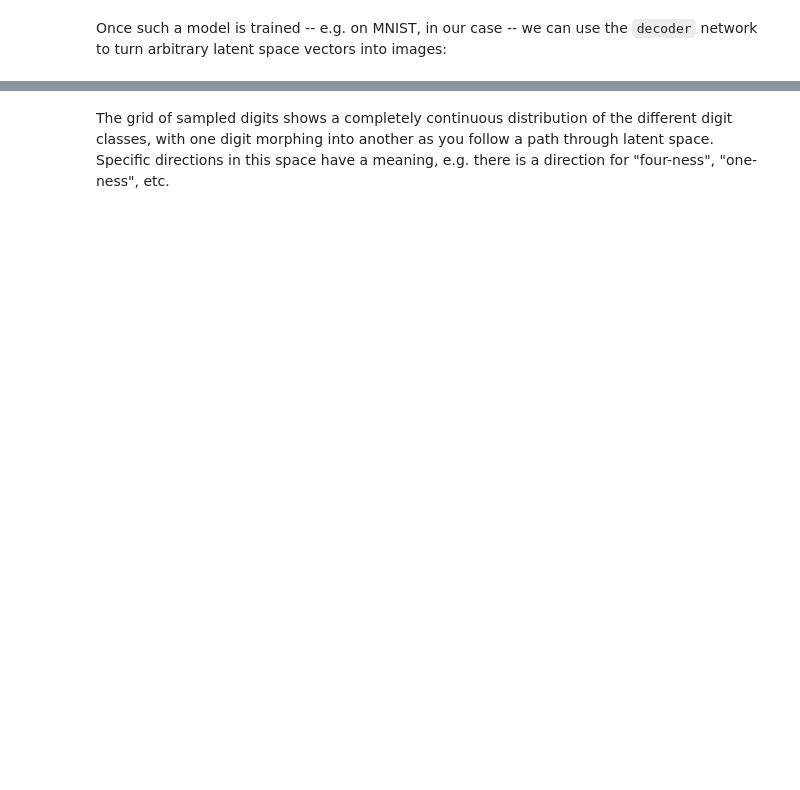
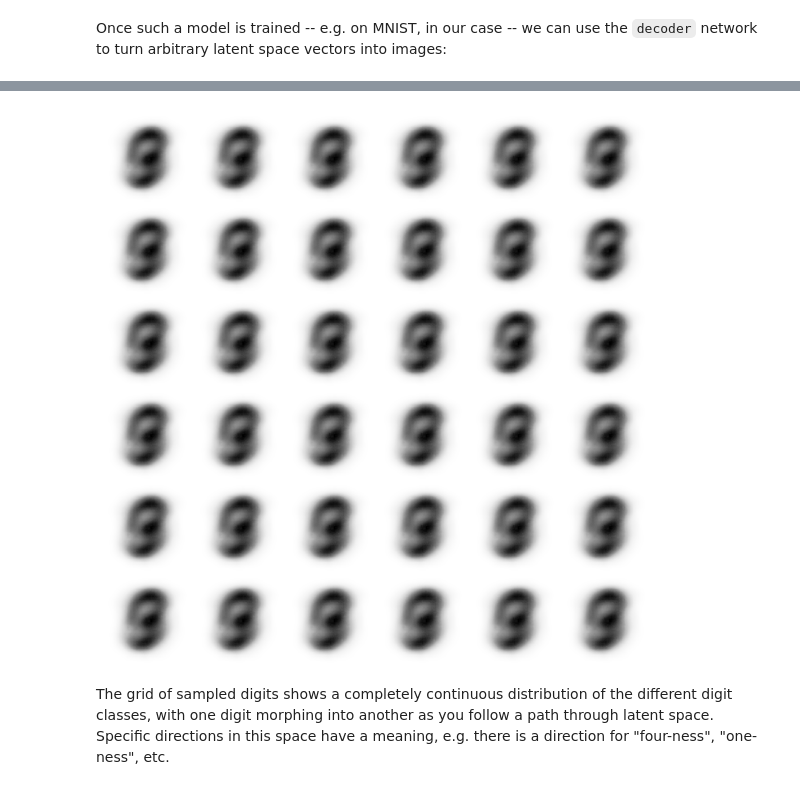
Before and after one commit to Han-0904/701_project, a Jupyter notebook: 8_4_generating_images_with_vaes_MNIST.ipynb, the cells around one changed output, grey strips where cells are left out. Saved outputs shown, nothing was run; the diff lists cells and outputs as text; code cells hidden in the pictures; blank space fills up the shorter version.

```diff
--- a/8_4_generating_images_with_vaes_MNIST.ipynb
+++ b/8_4_generating_images_with_vaes_MNIST.ipynb
@@ -298,3 +338,7 @@ plt.show()
+# %%
+fig = plotImageTransp(x_decoded, k = 6)
+# %% [output]
+[figure, added]
 # %% [markdown]
 The grid of sampled digits shows a completely continuous distribution of the different digit classes, with one digit morphing into another
 as you follow a path through latent space. Specific directions in this space have a meaning, e.g. there is a direction for "four-ness",
```
Also changed, not shown: parts of 7 cells of this notebook.
